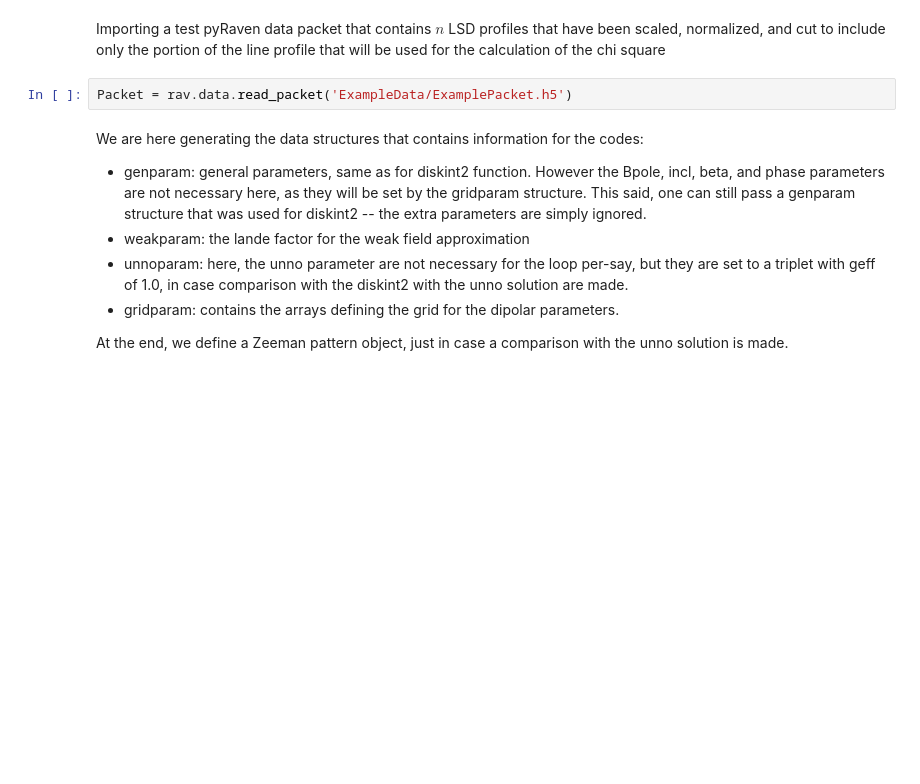
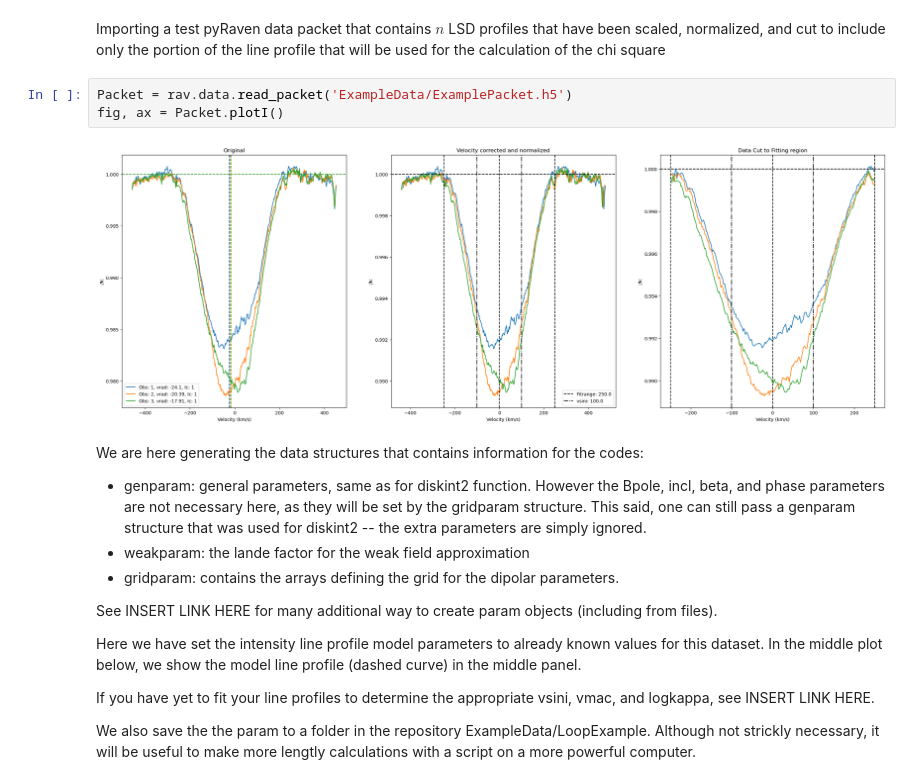
Before and after one commit to veropetit/pyRaven, a Jupyter notebook: Test_loop.ipynb, the cells around one changed output. Cells and saved outputs as stored; diff of their text form; blank space fills up the shorter version.

Commit message:
Add the wrapper for the loop

```diff
--- a/Test_loop.ipynb
+++ b/Test_loop.ipynb
@@ -22,14 +22,22 @@ Insert text here
 Importing a test pyRaven data packet that contains $n$ LSD profiles that have been scaled, normalized, and cut to include only the portion of the line profile that will be used for the calculation of the chi square
 # %%
 Packet = rav.data.read_packet('ExampleData/ExamplePacket.h5')
+fig, ax = Packet.plotI()
+# %% [output]
+[figure, added]
 # %% [markdown]
 We are here generating the data structures that contains information for the codes:
 * genparam: general parameters, same as for diskint2 function. However the Bpole, incl, beta, and phase parameters are not necessary here, as they will be set by the gridparam structure. This said, one can still pass a genparam structure that was used for diskint2 -- the extra parameters are simply ignored.
 * weakparam: the lande factor for the weak field approximation
-* unnoparam: here, the unno parameter are not necessary for the loop per-say, but they are set to a triplet with geff of 1.0, in case comparison with the diskint2 with the unno solution are made.
 * gridparam: contains the arrays defining the grid for the dipolar parameters.
 
-At the end, we define a Zeeman pattern object, just in case a comparison with the unno solution is made.
+See INSERT LINK HERE for many additional way to create param objects (including from files).
+
+Here we have set the intensity line profile model parameters to already known values for this dataset. In the middle plot below, we show the model line profile (dashed curve) in the middle panel.
+
+If you have yet to fit your line profiles to determine the appropriate vsini, vmac, and logkappa, see INSERT LINK HERE.
+
+We also save the the param to a folder in the repository ExampleData/LoopExample. Although not strickly necessary, it will be useful to make more lengtly calculations with a script on a more powerful computer.
 # %%
 genparam = {
     'lambda0':5000,    # the central wavelength of the transition
```
Also changed, not shown: parts of 3 cells of this notebook, 10 other files.
